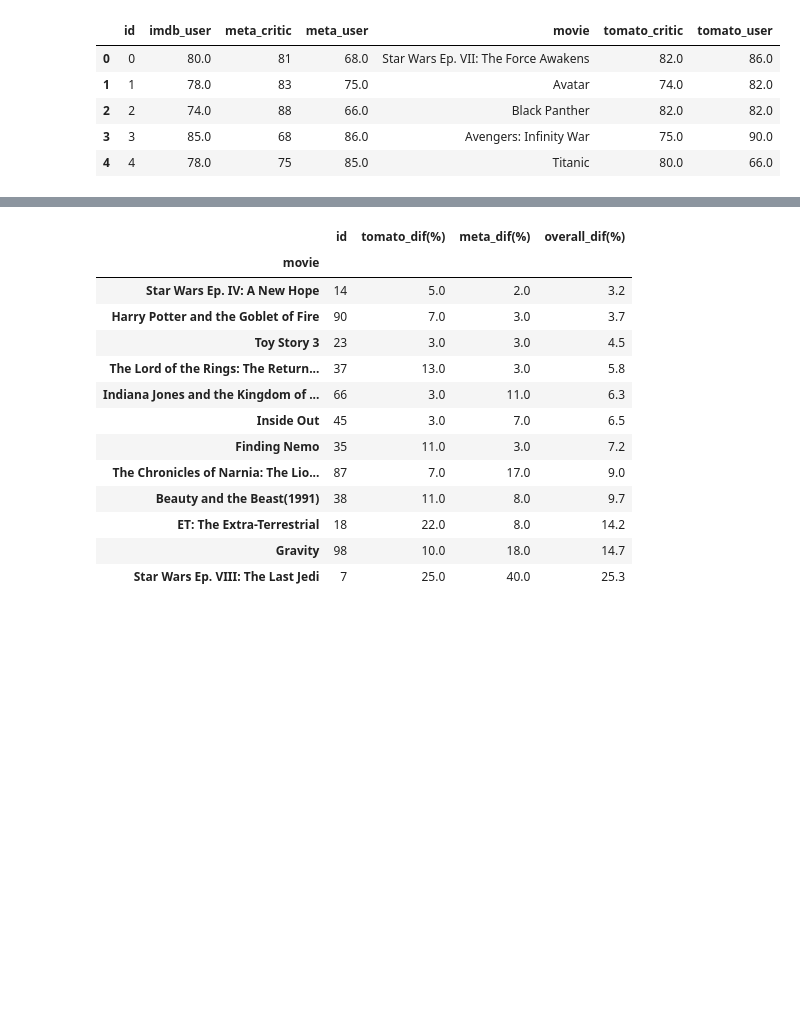
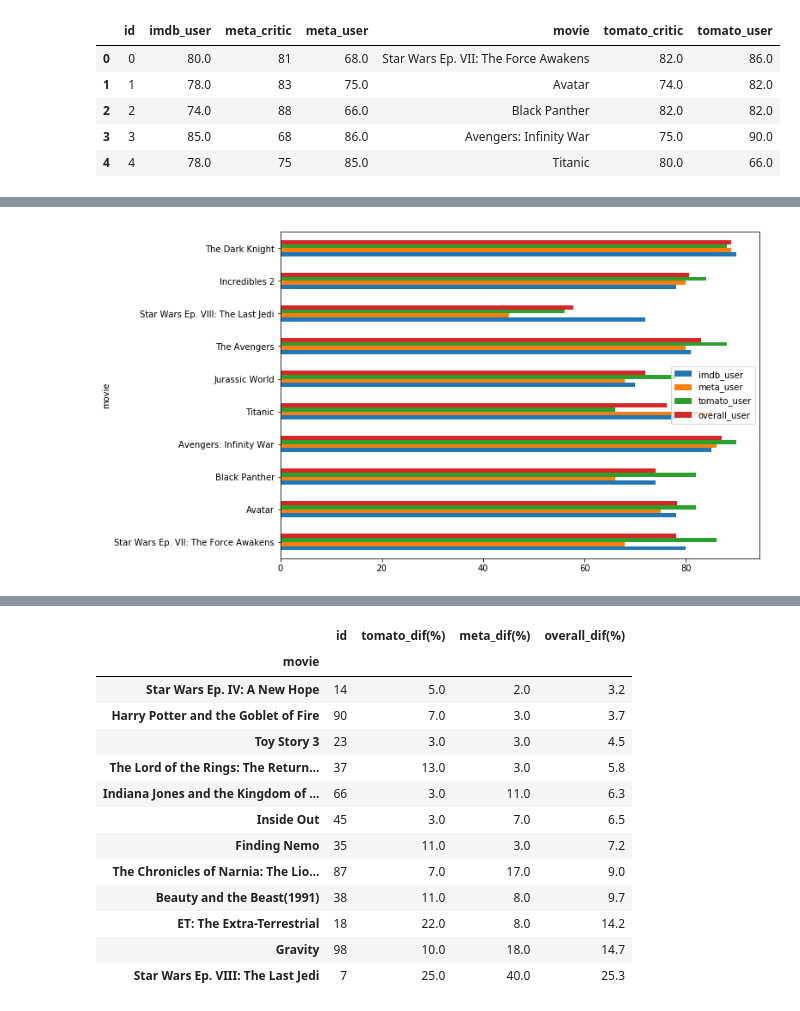
Before and after one commit to elsantonato/13-Project_2-Group_7, a Jupyter notebook: wangdian_subfolder/graph_plot.ipynb, the cells around one changed output, grey strips where cells are left out. Saved outputs shown, nothing was run; the diff lists cells and outputs as text; code cells hidden in the pictures; blank space fills up the shorter version.

Commit message:
upload top user and critic

```diff
--- a/wangdian_subfolder/graph_plot.ipynb
+++ b/wangdian_subfolder/graph_plot.ipynb
@@ -41,7 +41,7 @@ meta_data.head()
 # user VS cretic
 user_cretic_rate =  pd.DataFrame(
     data={
-        'tomato_critic': [float(item[0:3]) * 10 for item in tomato_data['cretic_rate']],
+        'tomato_critic': [float(item[0:3]) * 10 for item in tomato_data['critic_rate']],
         'tomato_user': [float(item[0:3]) * 20 for item in tomato_data['user_rate']],
         'meta_critic': meta_data['critic_score'],
         'meta_user': meta_data['user_score'] * 10,
@@ -75,0 +83,3 @@ user_cretic_rate.head()
+# %%
+final_plot = user_cretic_rate.set_index('movie')[:10]
+final_plot
@@ -75,0 +99,6 @@ user_cretic_rate.head()
+# %%
+user_plot = final_plot[:10].plot(kind='barh',
+                           y=['imdb_user', 'meta_user', 'tomato_user', 'overall_user'],
+                           figsize=(10, 7)).get_figure().savefig("graph/top10_user", bbox_inches="tight")
+# %% [output]
+[figure, added]
```
Also changed, not shown: parts of 4 cells of this notebook, 2 other files.
